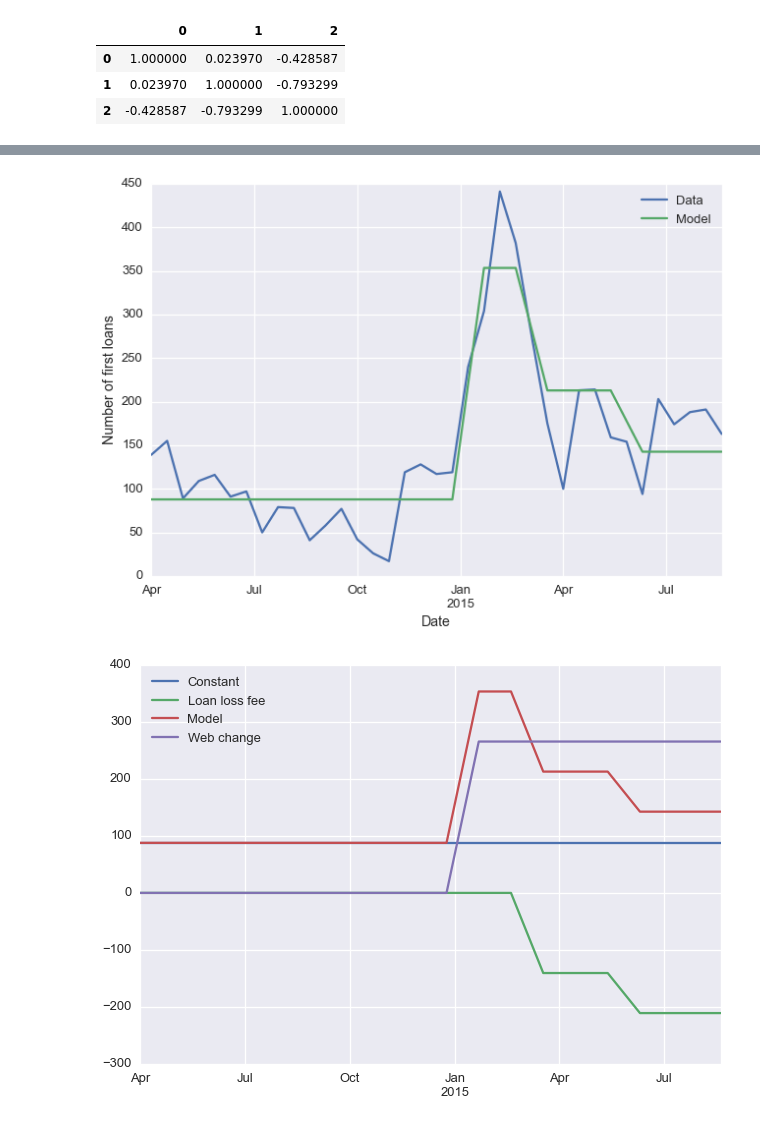
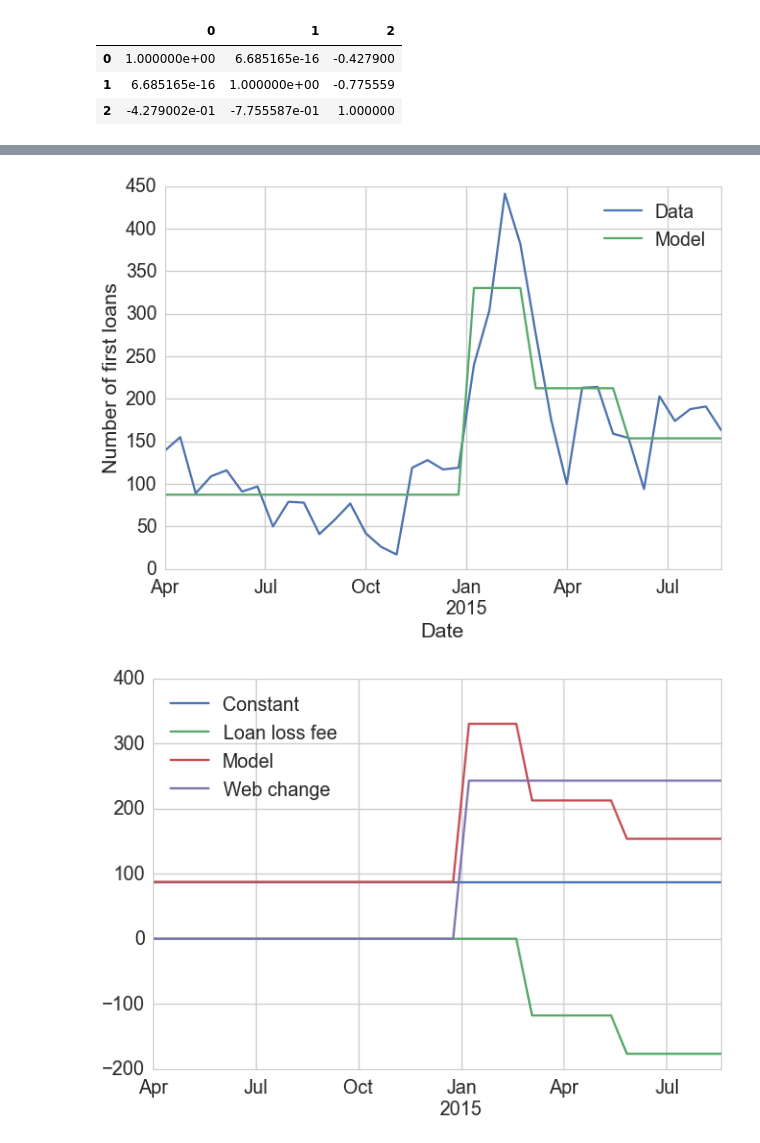
Before and after one commit to glenday/Zidisha, a Jupyter notebook: ZidishaApp/app/Zidisha_organization_by_country.ipynb, the cells around one changed output, grey strips where cells are left out. Saved outputs shown, nothing was run; the diff lists cells and outputs as text; code cells hidden in the pictures.

```diff
--- a/ZidishaApp/app/Zidisha_organization_by_country.ipynb
+++ b/ZidishaApp/app/Zidisha_organization_by_country.ipynb
@@ -16,8 +16,10 @@ import scipy.signal as sps
 import time
 
 %matplotlib inline
-# %%
-sns.set_context('talk')
+# %%
+sns.set()
+sns.set_context('talk', font_scale=1.5)
+sns.set_style('whitegrid')
 # %%
 #connect to db
 zidisha_db = qdb.QueryDatabase('zidisha')
@@ -456,7 +496,7 @@ time_axis = time_bins_center[lag:].copy()
 
 #fund_rate_feature = fund_rate_feature**4 # Sharpen funding rate feature, assumes borrowers are very sensitive
 
-lag = 1
+lag = 0
 if lag:
     b, a = sps.iirfilter(1, (0, 1.0/(2*lag)))
     init_cond_out = np.zeros(len(a)-1)
@@ -516,6 +556,8 @@ for index in range(len(results.params)):
 df_fit = pd.DataFrame(df_dict, index=time_axis)
 df_fit.plot()
 
+kenya_nlr = label_array.copy()
+
 m_corr = results.cov_params()
 v_sdev = np.sqrt(np.diag(m_corr))
 m_corr /= np.outer(v_sdev, v_sdev)
@@ -539,6 +581,6 @@ Warnings:
 x1: Loan loss fee
 x2: website change
 |  | 0 | 1 | 2 |
-| 0 | 1.000000 | 0.023970 | -0.428587 |
-| 1 | 0.023970 | 1.000000 | -0.793299 |
-| 2 | -0.428587 | -0.793299 | 1.000000 |
+| 0 | 1.000000e+00 | 6.685165e-16 | -0.427900 |
+| 1 | 6.685165e-16 | 1.000000e+00 | -0.775559 |
+| 2 | -4.279002e-01 | -7.755587e-01 | 1.000000 |
@@ -546,5 +588,5 @@ x2: website change
-[figure, old version]
+[figure, new version]
-[figure, old version]
+[figure, new version]
 # %%
 #Fit of other countries
 
```
Also changed, not shown: parts of 15 cells of this notebook, 4 other files.
